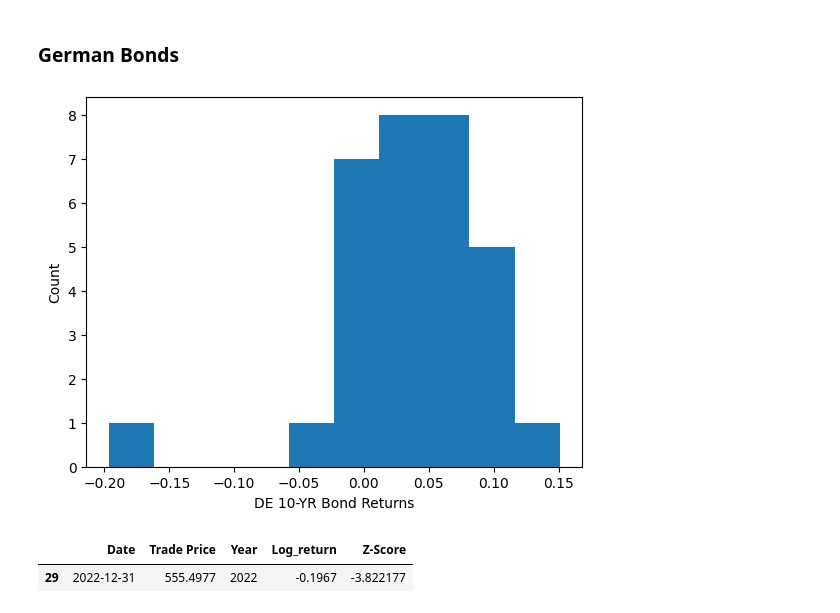
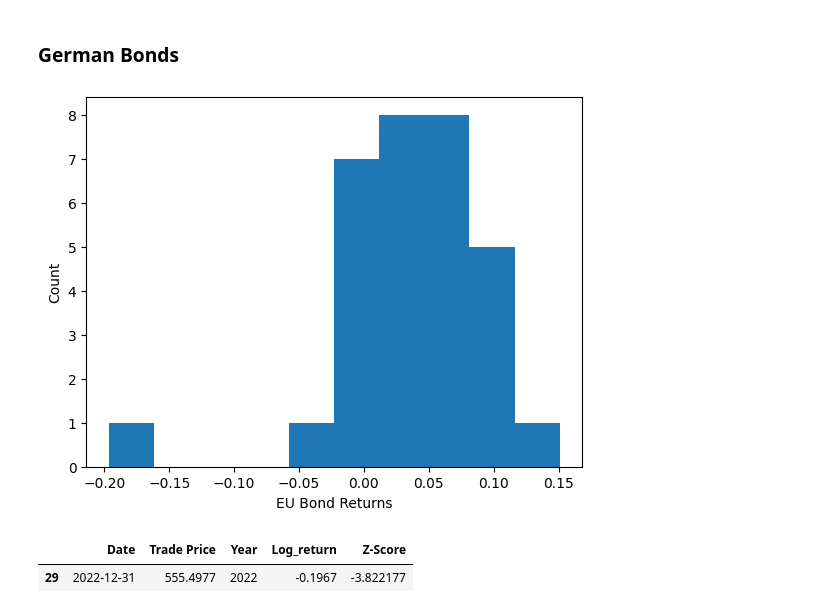
Before and after one commit to JachymS/FIRE_Rule_from_a_Perspective_of_a_Czech_Retail_Investor, a Jupyter notebook: processing/Bonds.ipynb, the cells around one changed output. Cells and saved outputs as stored; diff of their text form; code cells hidden in the pictures.

```diff
--- a/processing/Bonds.ipynb
+++ b/processing/Bonds.ipynb
@@ -125,12 +125,12 @@ for i in range(1,len(de_bond)):
 # %%
 # Histogram
 plt.hist(de_bond["Log_return"])
 plt.ylabel("Count")
-plt.xlabel("DE 10-YR Bond Returns")
+plt.xlabel("EU Bond Returns")
 plt.savefig("/Users/jachymsvejda/Documents/GitHub/FIRE_Rule_from_a_Perspective_of_a_Czech_Retail_Investor/Visualizations/Bonds/DEBond_hist.pdf", format="pdf", bbox_inches="tight")
 plt.show()
 # %% [output]
-[figure, old version]
+[figure, new version]
 # %%
 # Check for Outliers
 # Calculate mean, std
```
Also changed, not shown: parts of 2 cells of this notebook, 6 other files.
